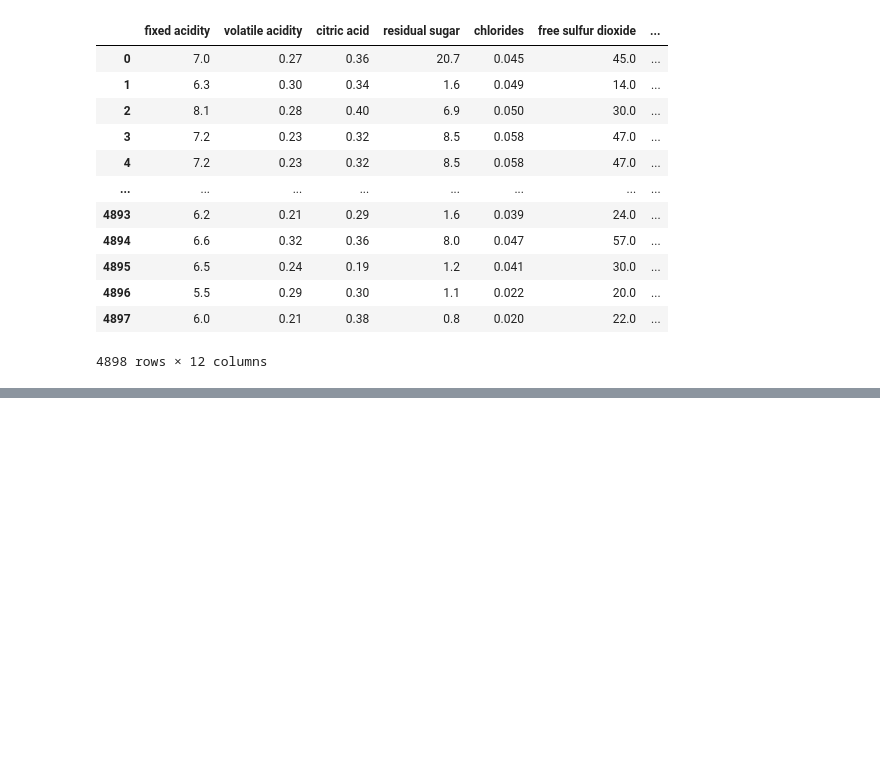
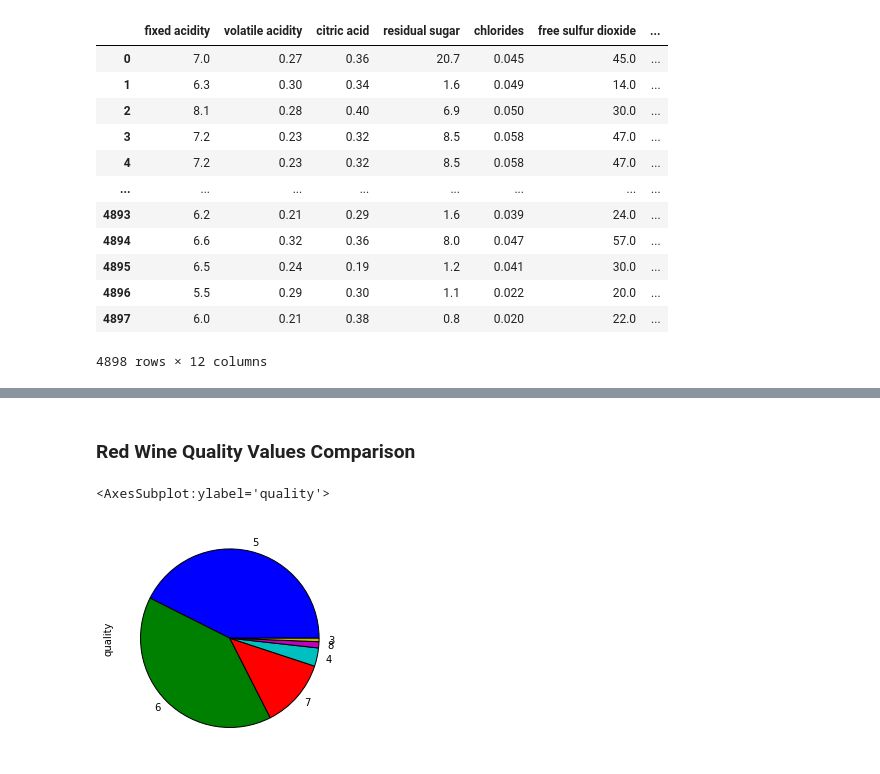
Before and after one commit to chenruank/Wine-Quality, a Jupyter notebook: Visualizations.ipynb, the cells around one changed output, grey strips where cells are left out. Saved outputs shown, nothing was run; the diff lists cells and outputs as text; code cells hidden in the pictures; blank space fills up the shorter version.

```diff
--- a/Visualizations.ipynb
+++ b/Visualizations.ipynb
@@ -78,0 +85,7 @@ plt.show()
+# %% [markdown]
+### Red Wine Quality Values Comparison
+# %%
+red.quality.value_counts().plot(kind = 'pie')
+# %% [output]
+<AxesSubplot:ylabel='quality'>
+[figure, added]
```
Also changed, not shown: parts of 7 cells of this notebook.
